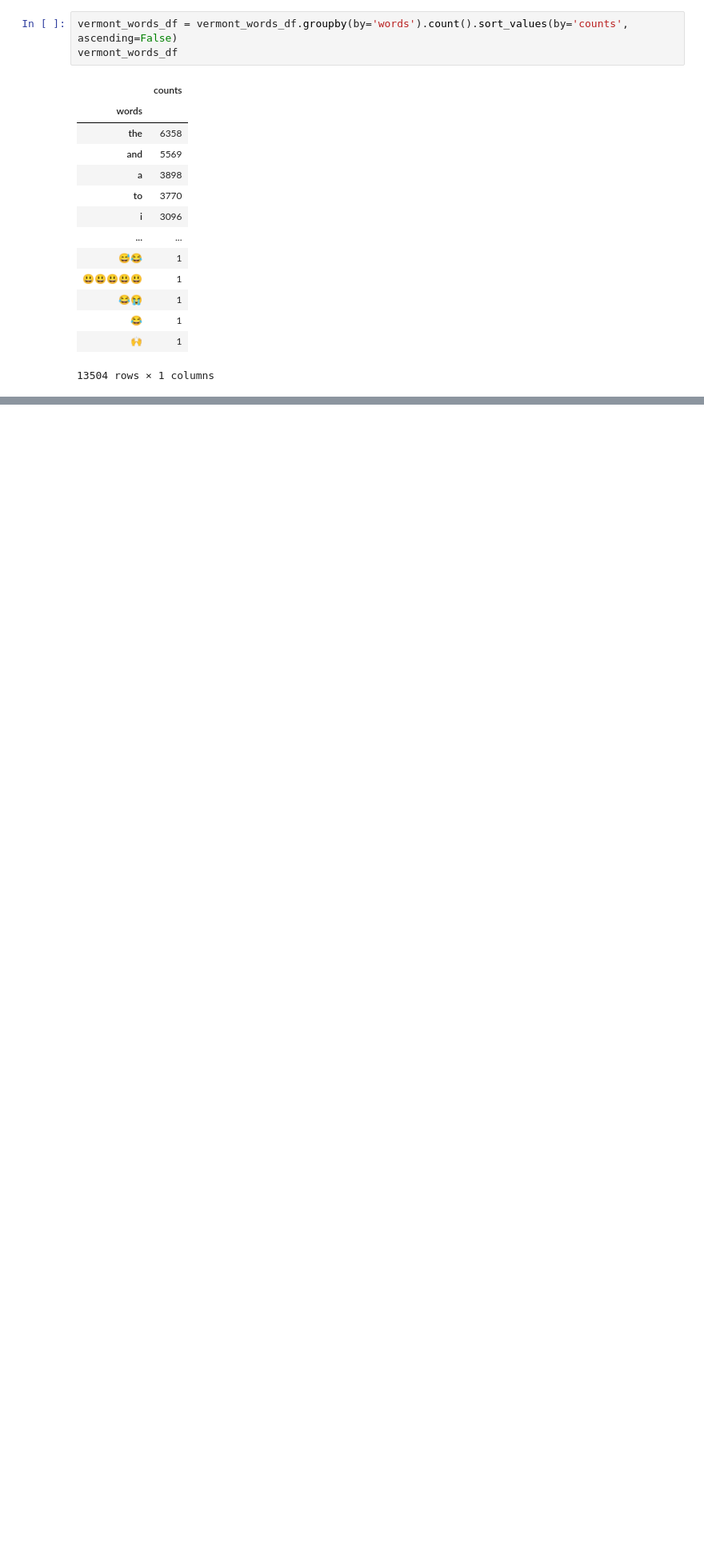
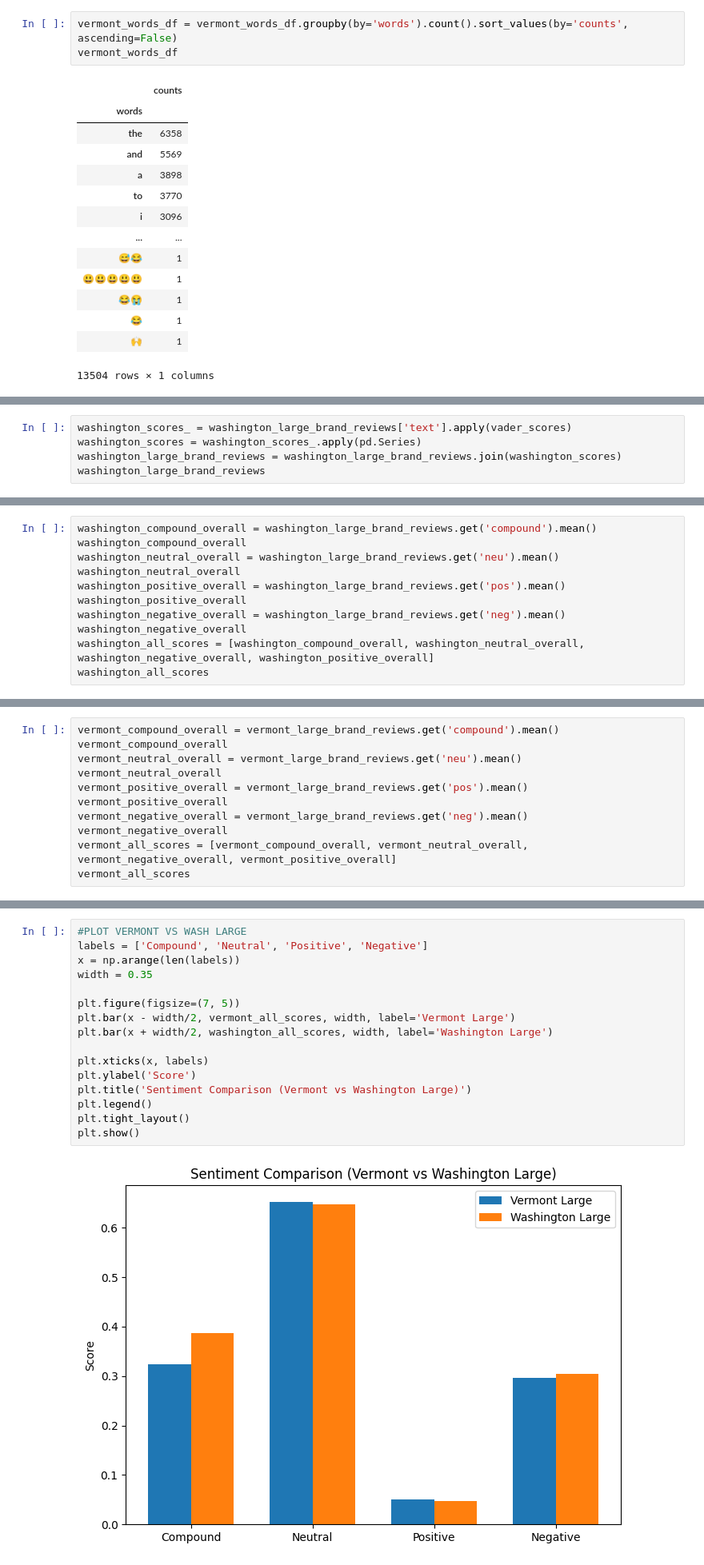
Before and after one commit to Dhrutube/DS3-LocalLens, a Jupyter notebook: Aurora_Local.ipynb, the cells around one changed output, grey strips where cells are left out. Shown at 80% size. Cells and saved outputs as stored; diff of their text form; blank space fills up the shorter version.

```diff
--- a/Aurora_Local.ipynb
+++ b/Aurora_Local.ipynb
@@ -189,0 +333,5 @@ vermont_meta[vermont_meta.get('state').str.contains('Permanently Closed', case=F
+# %%
+washington_scores_ = washington_large_brand_reviews['text'].apply(vader_scores)
+washington_scores = washington_scores_.apply(pd.Series)
+washington_large_brand_reviews = washington_large_brand_reviews.join(washington_scores)
+washington_large_brand_reviews
@@ -189,0 +352,11 @@ vermont_meta[vermont_meta.get('state').str.contains('Permanently Closed', case=F
+# %%
+washington_compound_overall = washington_large_brand_reviews.get('compound').mean()
+washington_compound_overall
+washington_neutral_overall = washington_large_brand_reviews.get('neu').mean()
+washington_neutral_overall
+washington_positive_overall = washington_large_brand_reviews.get('pos').mean()
+washington_positive_overall
+washington_negative_overall = washington_large_brand_reviews.get('neg').mean()
+washington_negative_overall
+washington_all_scores = [washington_compound_overall, washington_neutral_overall, washington_negative_overall, washington_positive_overall]
+washington_all_scores
@@ -189,0 +368,11 @@ vermont_meta[vermont_meta.get('state').str.contains('Permanently Closed', case=F
+# %%
+vermont_compound_overall = vermont_large_brand_reviews.get('compound').mean()
+vermont_compound_overall
+vermont_neutral_overall = vermont_large_brand_reviews.get('neu').mean()
+vermont_neutral_overall
+vermont_positive_overall = vermont_large_brand_reviews.get('pos').mean()
+vermont_positive_overall
+vermont_negative_overall = vermont_large_brand_reviews.get('neg').mean()
+vermont_negative_overall
+vermont_all_scores = [vermont_compound_overall, vermont_neutral_overall, vermont_negative_overall, vermont_positive_overall]
+vermont_all_scores
@@ -189,0 +384,18 @@ vermont_meta[vermont_meta.get('state').str.contains('Permanently Closed', case=F
+# %%
+#PLOT VERMONT VS WASH LARGE
+labels = ['Compound', 'Neutral', 'Positive', 'Negative']
+x = np.arange(len(labels))
+width = 0.35
+
+plt.figure(figsize=(7, 5))
+plt.bar(x - width/2, vermont_all_scores, width, label='Vermont Large')
+plt.bar(x + width/2, washington_all_scores, width, label='Washington Large')
+
+plt.xticks(x, labels)
+plt.ylabel('Score')
+plt.title('Sentiment Comparison (Vermont vs Washington Large)')
+plt.legend()
+plt.tight_layout()
+plt.show()
+# %% [output]
+[figure, added]
```
Also changed, not shown: parts of 26 cells of this notebook.
